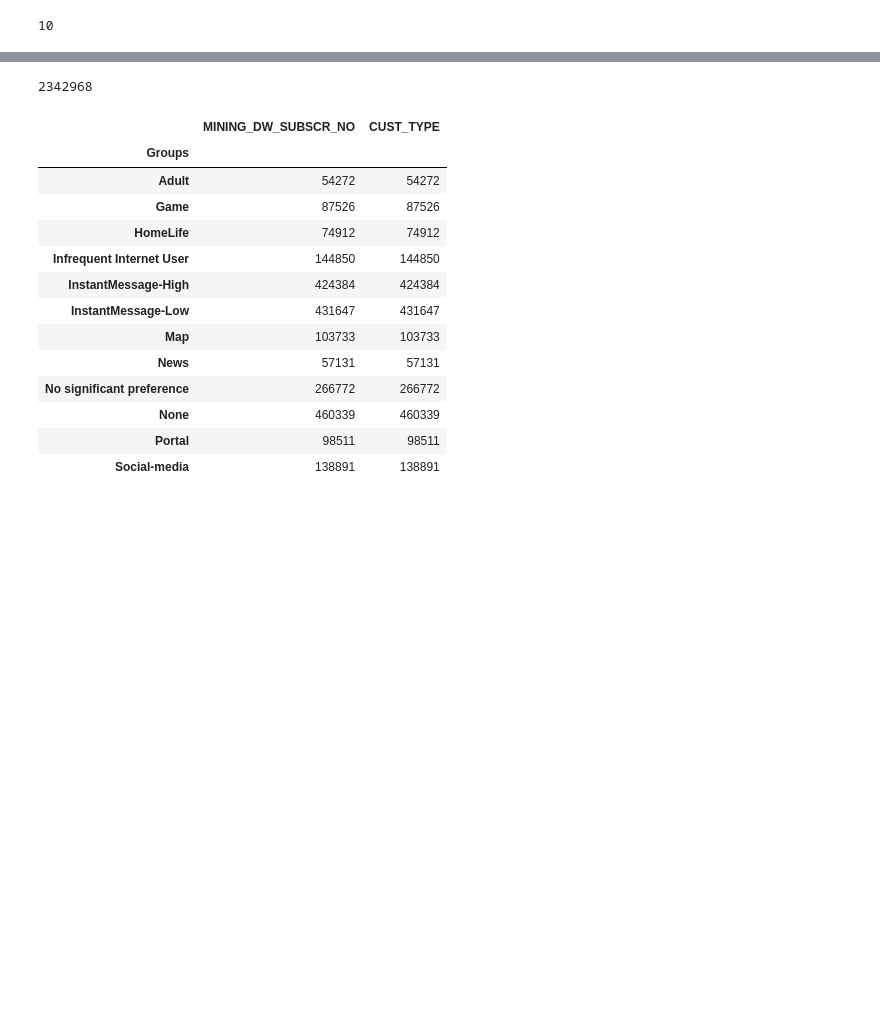
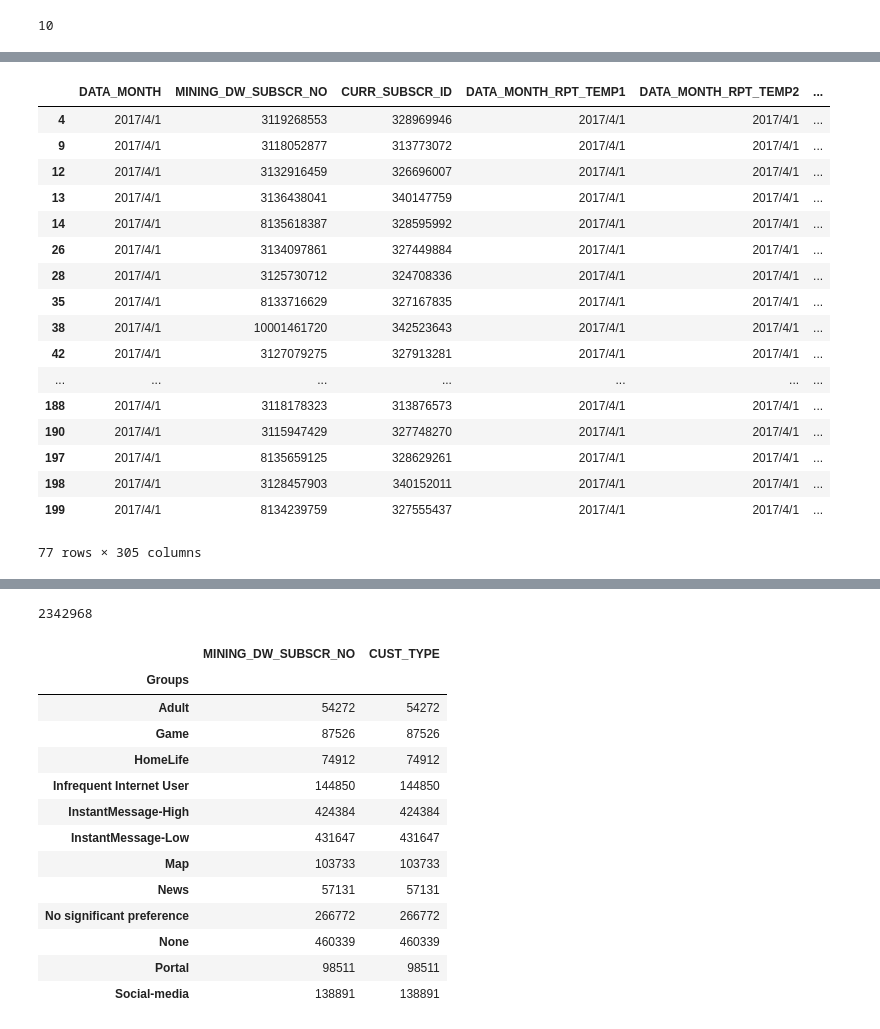
Before and after one commit to xiaosean/preprocess_py, a Jupyter notebook: csv_lookhead.ipynb, the cells around one changed output, grey strips where cells are left out. Saved outputs shown, nothing was run; the diff lists cells and outputs as text; code cells hidden in the pictures; blank space fills up the shorter version.

```diff
--- a/csv_lookhead.ipynb
+++ b/csv_lookhead.ipynb
@@ -76,0 +191,21 @@ df.head()
+# %%
+df[(df["FLAT_RATE_4G_IND"] == "N") & (df["FLAT_RATE_3G_IND"] == "N")]
+# %% [output]
+|  | DATA_MONTH | MINING_DW_SUBSCR_NO | CURR_SUBSCR_ID | DATA_MONTH_RPT_TEMP1 | DATA_MONTH_RPT_TEMP2 | ... |
+| 4 | 2017/4/1 | 3119268553 | 328969946 | 2017/4/1 | 2017/4/1 | ... |
+| 9 | 2017/4/1 | 3118052877 | 313773072 | 2017/4/1 | 2017/4/1 | ... |
+| 12 | 2017/4/1 | 3132916459 | 326696007 | 2017/4/1 | 2017/4/1 | ... |
+| 13 | 2017/4/1 | 3136438041 | 340147759 | 2017/4/1 | 2017/4/1 | ... |
+| 14 | 2017/4/1 | 8135618387 | 328595992 | 2017/4/1 | 2017/4/1 | ... |
+| 26 | 2017/4/1 | 3134097861 | 327449884 | 2017/4/1 | 2017/4/1 | ... |
+| 28 | 2017/4/1 | 3125730712 | 324708336 | 2017/4/1 | 2017/4/1 | ... |
+| 35 | 2017/4/1 | 8133716629 | 327167835 | 2017/4/1 | 2017/4/1 | ... |
+| 38 | 2017/4/1 | 10001461720 | 342523643 | 2017/4/1 | 2017/4/1 | ... |
+| 42 | 2017/4/1 | 3127079275 | 327913281 | 2017/4/1 | 2017/4/1 | ... |
+| ... | ... | ... | ... | ... | ... | ... |
+| 188 | 2017/4/1 | 3118178323 | 313876573 | 2017/4/1 | 2017/4/1 | ... |
+| 190 | 2017/4/1 | 3115947429 | 327748270 | 2017/4/1 | 2017/4/1 | ... |
+| 197 | 2017/4/1 | 8135659125 | 328629261 | 2017/4/1 | 2017/4/1 | ... |
+| 198 | 2017/4/1 | 3128457903 | 340152011 | 2017/4/1 | 2017/4/1 | ... |
+| 199 | 2017/4/1 | 8134239759 | 327555437 | 2017/4/1 | 2017/4/1 | ... |
+77 rows × 305 columns
```
Also changed, not shown: parts of 17 cells of this notebook, 26 other files.
